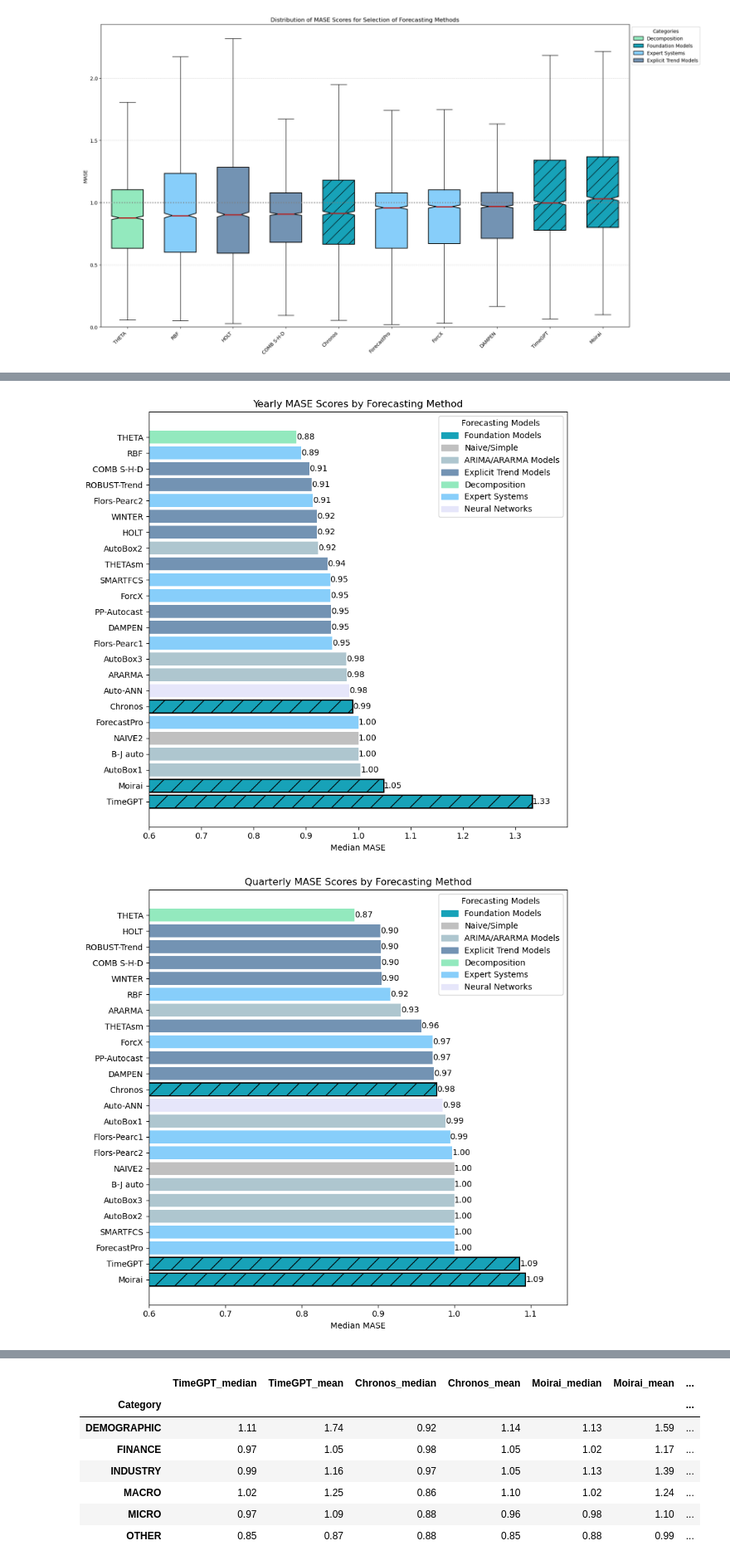
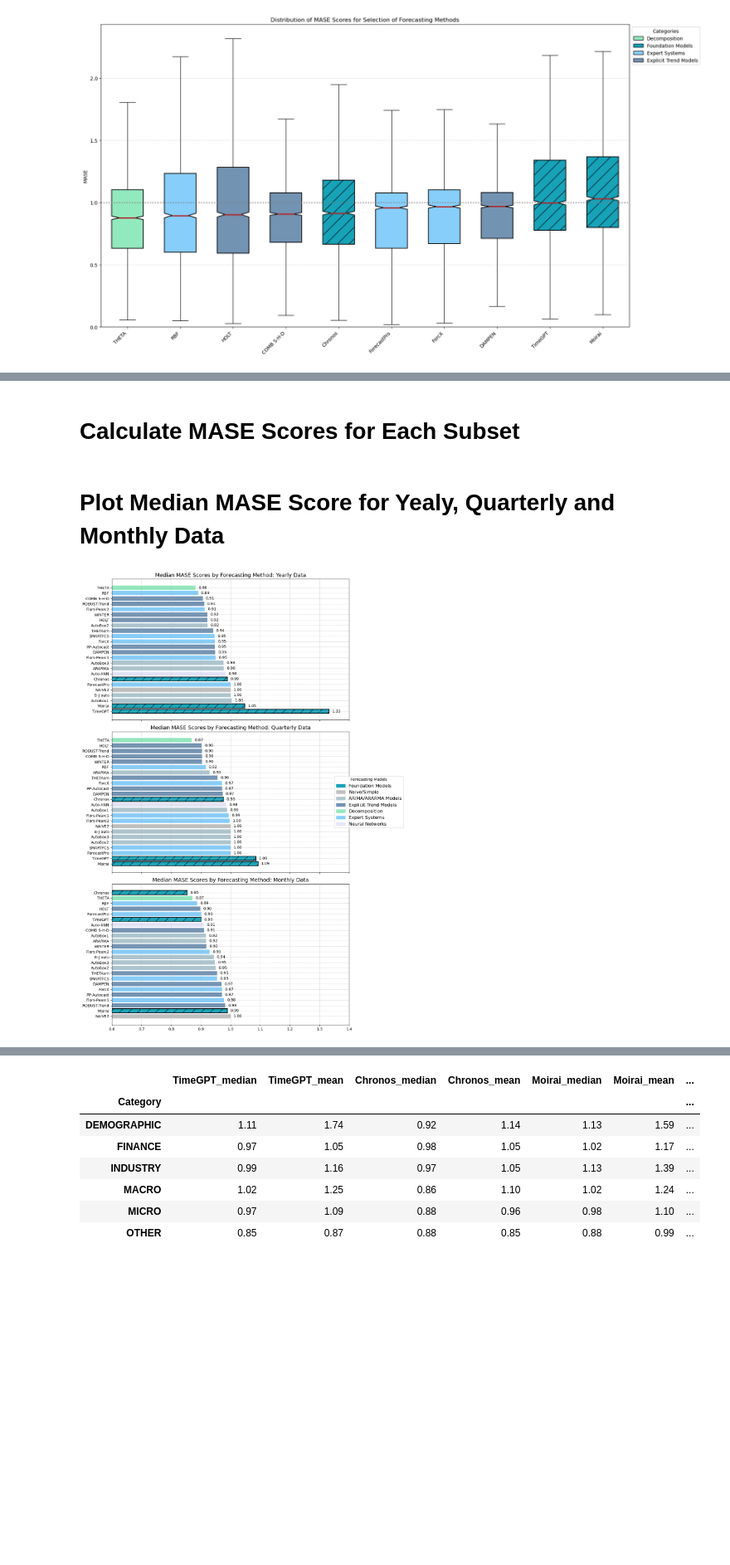
Before and after one commit to tom-alten/OutsmartingTime, a Jupyter notebook: Analysis/mase_result.ipynb, the cells around one changed output, grey strips where cells are left out. Shown at 83% size. Drawn from its saved outputs; the diff is of its cells as text; code cells hidden in the pictures; blank space fills up the shorter version.

Commit message:
added mdape and mdrae + additional changes to mase and rmse results

```diff
--- a/Analysis/mase_result.ipynb
+++ b/Analysis/mase_result.ipynb
@@ -342,3 +343,5 @@ ranking_df.to_csv('mase_ranking.csv')
+# %% [markdown]
+# Calculate MASE Scores for Each Subset
 # %%
 yearly_results = results_df[results_df['NF'] == 6].copy()
 quart_results = results_df[results_df['NF'] == 8].copy()
@@ -361,9 +364,9 @@ macro_mase_results = calculate_mase_per_series(macro_results, 'Actual', forecast
 finance_mase_results = calculate_mase_per_series(finance_results, 'Actual', forecast_cols, 'NAIVE2')
 demographic_mase_results = calculate_mase_per_series(demographic_results, 'Actual', forecast_cols, 'NAIVE2')
 other_mase_results = calculate_mase_per_series(other_results, 'Actual', forecast_cols, 'NAIVE2')
+# %% [markdown]
+# Plot Median MASE Score for Yealy, Quarterly and Monthly Data
 # %%
-import pandas as pd
-import matplotlib.pyplot as plt
 
 def plot_mase_results(mase_results, categories_dict, color_map, title="Median MASE Scores by Forecasting Method"):
     mase_df = pd.DataFrame.from_dict(mase_results, orient='index')
@@ -379,35 +382,70 @@ def plot_mase_results(mase_results, categories_dict, color_map, title="Median MA
 
     plt.figure(figsize=(10, 8))
     bars = plt.barh(median_mase_df['Method'], median_mase_df['MedianMASE'], color=category_colors)
 
     transformer_bars = [bar for bar, method in zip(bars, median_mase_df['Method']) if 'Foundation Models' == median_mase_df.loc[median_mase_df['Method'] == method, 'Category'].values[0]]
 
     for bar in transformer_bars:
         bar.set_edgecolor('black')
         bar.set_linewidth(1.5)
         bar.set_hatch('/')
 
     for bar in bars:
         plt.text(bar.get_width(), bar.get_y() + bar.get_height() / 2, f'{bar.get_width():.2f}', va='center', ha='left')
 
     plt.xlabel('Median MASE')
     plt.title(title)
     plt.gca().invert_yaxis()
     plt.legend(
         [plt.Rectangle((0,0),1,1, color=color_map[category]) for category in color_map],
         color_map.keys(),
         title="Forecasting Models",
         loc='best'
     )
     #plt.grid(True, linestyle='--', alpha=0.6)
     plt.xlim(left=0.6)
     plt.tight_layout(rect=[0,0,0.85,1])
     plt.show()
 
 
-plot_mase_results(yearly_mase_results, categories_dict, color_map, "Yearly MASE Scores by Forecasting Method")
-plot_mase_results(quart_mase_results, categories_dict, color_map, "Quarterly MASE Scores by Forecasting Method")
-plot_mase_results(month_mase_results, categories_dict, color_map, "Monthly MASE Scores by Forecasting Method")
+def plot_combined_mase_results(yearly_results, quart_results, month_results, categories_dict, color_map):
+    fig, axes = plt.subplots(3, 1, figsize=(12, 18), sharex=True)
+
+    def plot_single_mase(ax, mase_results, title):
+        mase_df = pd.DataFrame.from_dict(mase_results, orient='index')
+        median_mase = mase_df.median().sort_values()
+        median_mase_df = pd.DataFrame(median_mase, columns=['MedianMASE']).reset_index()
+        median_mase_df.columns = ['Method', 'MedianMASE']
+        median_mase_df['Category'] = median_mase_df['Method'].map(categories_dict)
+        category_colors = median_mase_df['Category'].map(color_map)
+
+        bars = ax.barh(median_mase_df['Method'], median_mase_df['MedianMASE'], color=category_colors)
+        transformer_bars = [bar for bar, method in zip(bars, median_mase_df['Method']) if 'Foundation Models' == median_mase_df.loc[median_mase_df['Method'] == method, 'Category'].values[0]]
+
+        for bar in transformer_bars:
+            bar.set_edgecolor('black')
+            bar.set_linewidth(1.5)
+            bar.set_hatch('/')
+
+        for bar in bars:
+            ax.text(bar.get_width() + 0.01, bar.get_y() + bar.get_height() / 2, f'{bar.get_width():.2f}', va='center', ha='left', fontsize=10)
+
+        ax.set_title(title, fontsize=14)
+        ax.invert_yaxis()
+        ax.grid(True, linestyle='--', alpha=0.6)
+        ax.set_xlim(left=0.6, right=1.4)
+        ax.tick_params(axis='both', which='major', labelsize=10)
+
+    plot_single_mase(axes[0], yearly_results, "Median MASE Scores by Forecasting Method: Yearly Data")
+    plot_single_mase(axes[1], quart_results, "Median MASE Scores by Forecasting Method: Quarterly Data")
+    plot_single_mase(axes[2], month_results, "Median MASE Scores by Forecasting Method: Monthly Data")
+
+    handles = [plt.Rectangle((0, 0), 1, 1, color=color_map[category]) for category in color_map]
+    labels = list(color_map.keys())
+    fig.legend(handles, labels, title="Forecasting Models", loc='center right', fontsize=12)
+    plt.tight_layout(rect=[0, 0, 0.85, 0.95])
+    plt.show()
+
+plot_combined_mase_results(yearly_mase_results, quart_mase_results, month_mase_results, categories_dict, color_map)
 # %% [output]
-[figure, old version]
+[figure, new version]
-[figure, removed]
```
Also changed, not shown: parts of 40 cells of this notebook, 2 other files.
